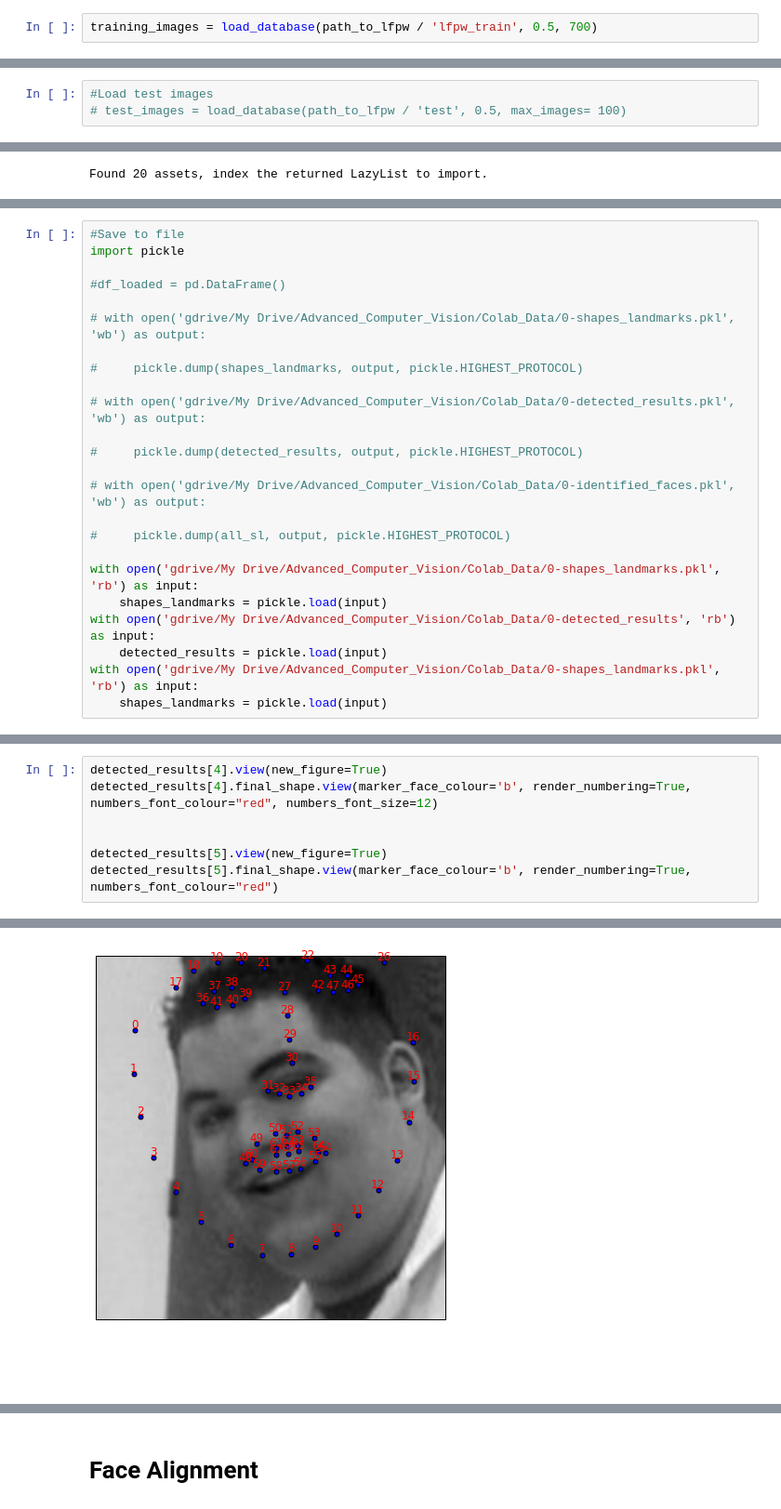
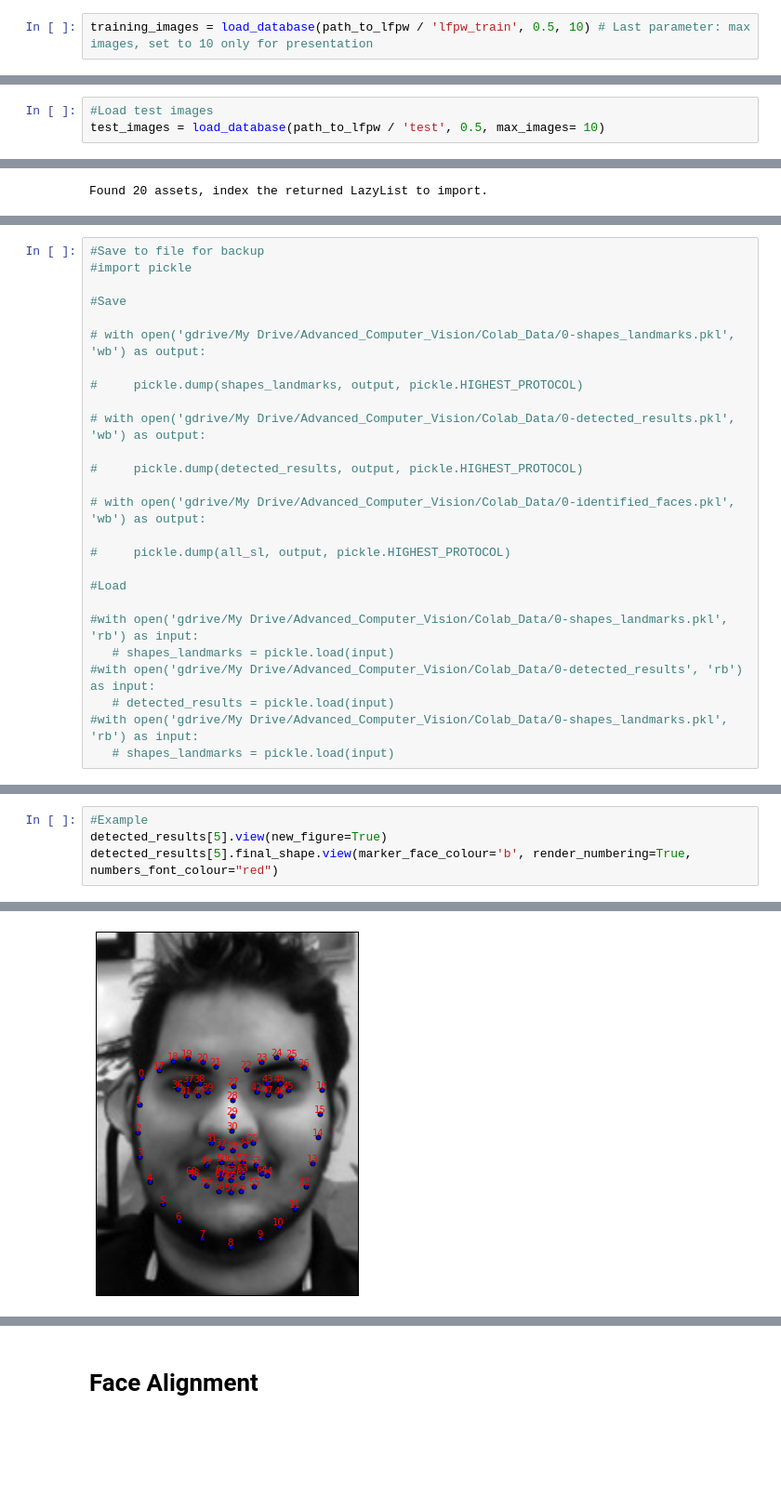
Before and after one commit to simsal0r/bmi_prediction, a Jupyter notebook: BMI_Prediction.ipynb, the cells around one changed output, grey strips where cells are left out. Shown at 93% size. Cells and saved outputs as stored; diff of their text form; blank space fills up the shorter version.

```diff
--- a/BMI_Prediction.ipynb
+++ b/BMI_Prediction.ipynb
@@ -63,5 +46,5 @@ def load_database(path_to_images, crop_percentage, max_images=None):
 # %%
 path_to_lfpw = Path('gdrive/My Drive/Advanced_Computer_Vision/Datasets/Appearance_Model/lfpw')
 # %%
-training_images = load_database(path_to_lfpw / 'lfpw_train', 0.5, 700)
+training_images = load_database(path_to_lfpw / 'lfpw_train', 0.5, 10) # Last parameter: max images, set to 10 only for presentation
 # %% [output]
@@ -103,4 +86,4 @@ fitter = LucasKanadeAAMFitter(patch_based_aam,
                              n_appearance=50)
 # %%
 #Load test images
-# test_images = load_database(path_to_lfpw / 'test', 0.5, max_images= 100)
+test_images = load_database(path_to_lfpw / 'test', 0.5, max_images= 10)
@@ -221,10 +221,10 @@ for y in tqdm(range(0,n_images)):
 1 detected faces. File: 18
 1 detected faces. File: 19
 # %%
-#Save to file
-import pickle
+#Save to file for backup
+#import pickle
 
-#df_loaded = pd.DataFrame()
+#Save
 
 # with open('gdrive/My Drive/Advanced_Computer_Vision/Colab_Data/0-shapes_landmarks.pkl', 'wb') as output:
 
@@ -238,9 +238,11 @@ import pickle
 
 #     pickle.dump(all_sl, output, pickle.HIGHEST_PROTOCOL)
 
-with open('gdrive/My Drive/Advanced_Computer_Vision/Colab_Data/0-shapes_landmarks.pkl', 'rb') as input:
-    shapes_landmarks = pickle.load(input)
-with open('gdrive/My Drive/Advanced_Computer_Vision/Colab_Data/0-detected_results', 'rb') as input:
-    detected_results = pickle.load(input)
-with open('gdrive/My Drive/Advanced_Computer_Vision/Colab_Data/0-shapes_landmarks.pkl', 'rb') as input:
-    shapes_landmarks = pickle.load(input)
+#Load
+
+#with open('gdrive/My Drive/Advanced_Computer_Vision/Colab_Data/0-shapes_landmarks.pkl', 'rb') as input:
+   # shapes_landmarks = pickle.load(input)
+#with open('gdrive/My Drive/Advanced_Computer_Vision/Colab_Data/0-detected_results', 'rb') as input:
+   # detected_results = pickle.load(input)
+#with open('gdrive/My Drive/Advanced_Computer_Vision/Colab_Data/0-shapes_landmarks.pkl', 'rb') as input:
+   # shapes_landmarks = pickle.load(input)
@@ -249,10 +249,7 @@ with open('gdrive/My Drive/Advanced_Computer_Vision/Colab_Data/0-shapes_landmark
 # %%
-detected_results[4].view(new_figure=True)
-detected_results[4].final_shape.view(marker_face_colour='b', render_numbering=True, numbers_font_colour="red", numbers_font_size=12)
-
-
+#Example
 detected_results[5].view(new_figure=True)
 detected_results[5].final_shape.view(marker_face_colour='b', render_numbering=True, numbers_font_colour="red")
 # %% [output]
 <menpo.visualize.viewmatplotlib.MatplotlibPointGraphViewer2d at 0x...>
-[figure, old version]
+[figure, new version]
```
Also changed, not shown: parts of 26 cells of this notebook.
